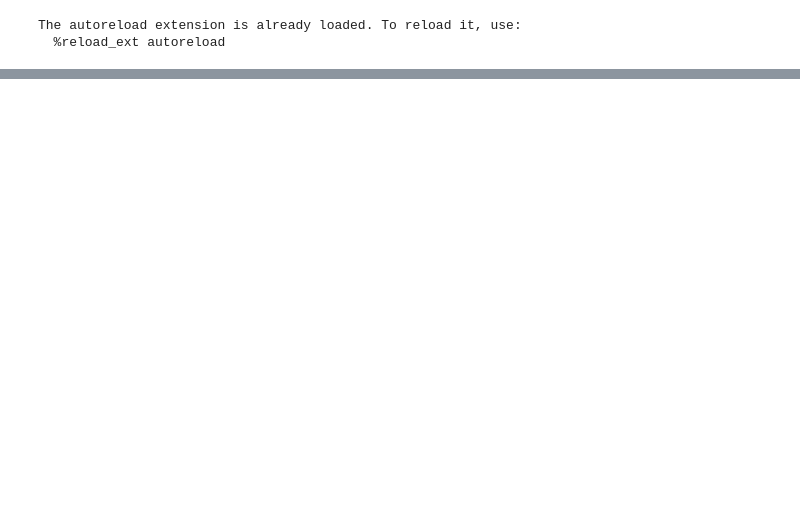
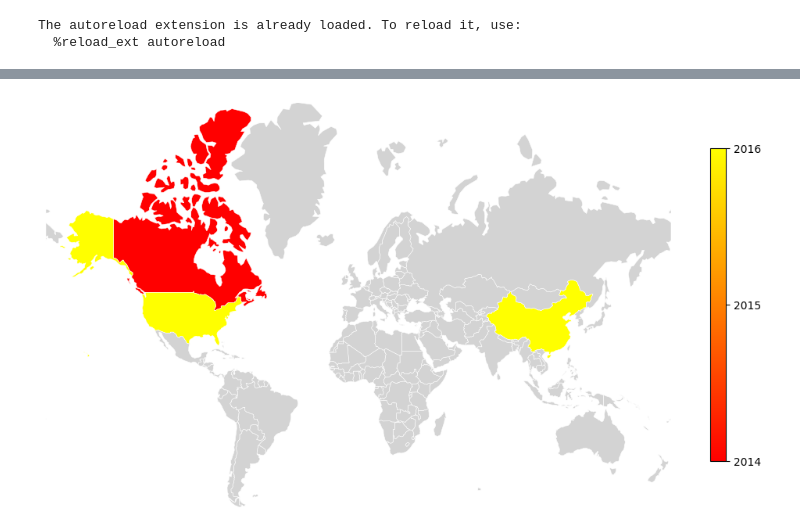
Before and after one commit to Fnor-BE/visited-countries-map, a Jupyter notebook: example.ipynb, the cells around one changed output, grey strips where cells are left out. Cells and saved outputs as stored; diff of their text form; code cells hidden in the pictures; blank space fills up the shorter version.

```diff
--- a/example.ipynb
+++ b/example.ipynb
@@ -24,0 +23,4 @@ test = map._gdf
+# %%
+map.plot_timeline()
+# %% [output]
+[figure, added]
```
Also changed, not shown: parts of 4 cells of this notebook, 1 other file.
